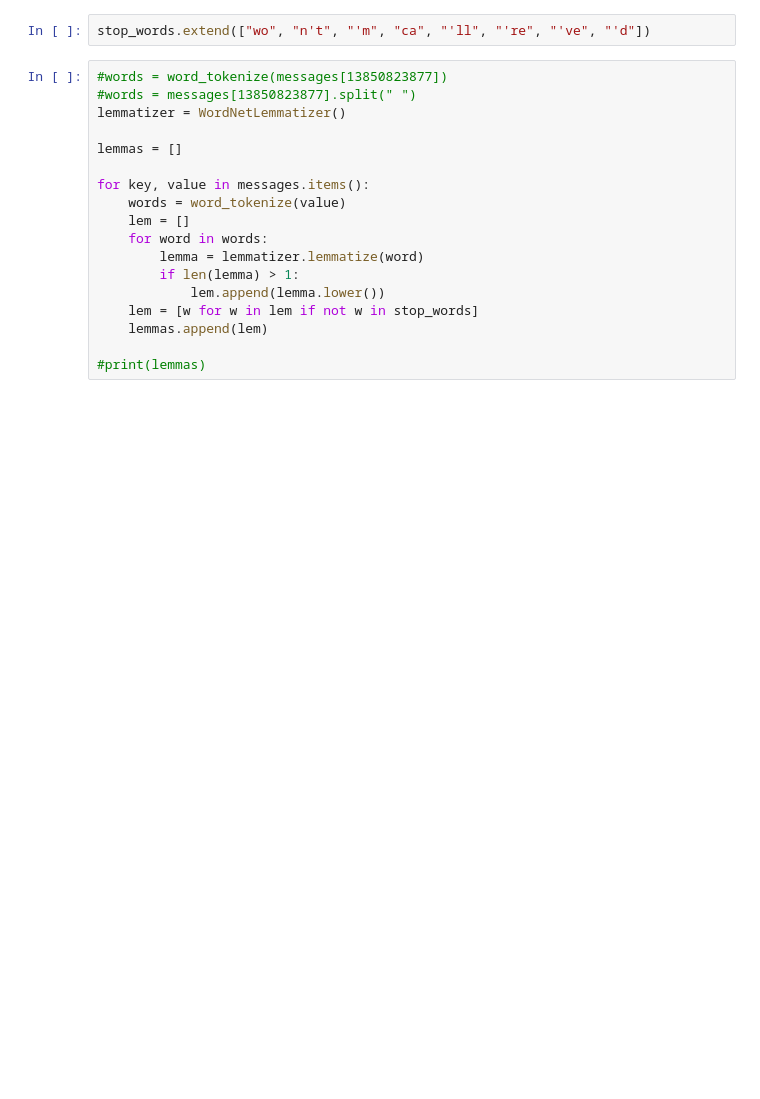
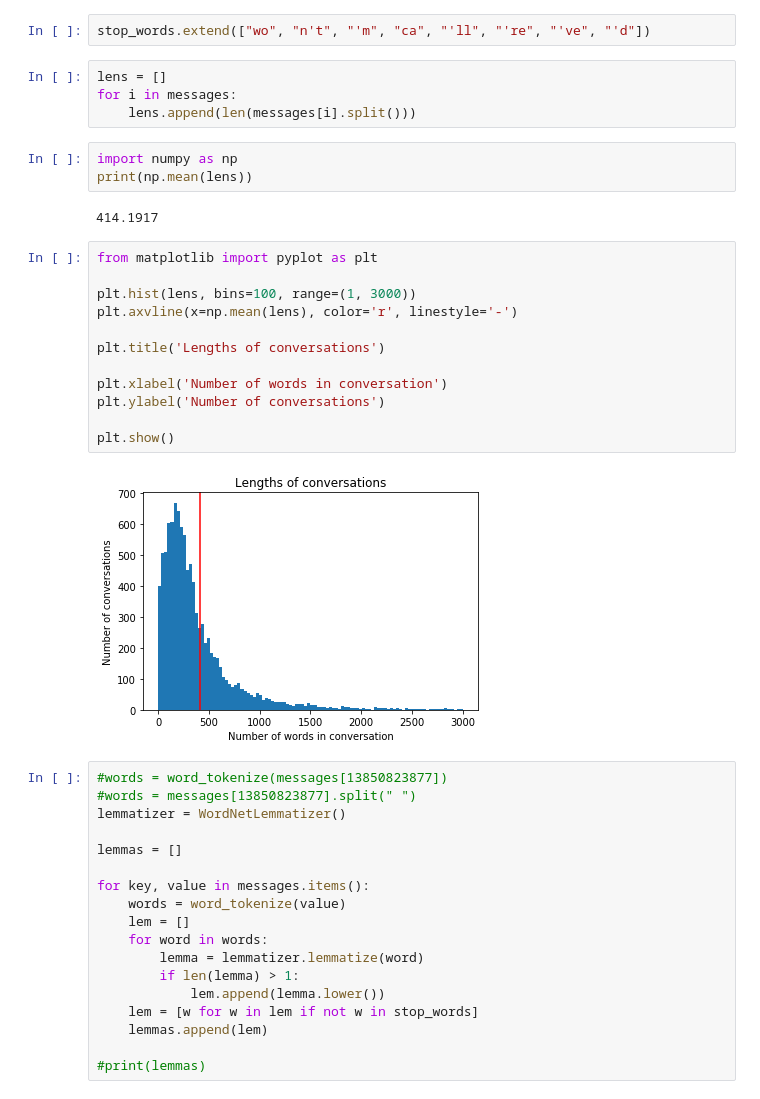
Before and after one commit to ingmarliibert/intercom-topic-assignment, a Jupyter notebook: preprocess_train.ipynb, the cells around one changed output. Drawn from its saved outputs; the diff is of its cells as text; blank space fills up the shorter version.

Commit message:
Added conversation length data graphs

```diff
--- a/preprocess_train.ipynb
+++ b/preprocess_train.ipynb
@@ -97,5 +101,28 @@ stop_words = stopwords.words('english')
 # %%
 stop_words.extend(["wo", "n't", "'m", "ca", "'ll", "'re", "'ve", "'d"])
+# %%
+lens = []
+for i in messages:
+    lens.append(len(messages[i].split()))
+# %%
+import numpy as np
+print(np.mean(lens))
+# %% [output]
+414.1917
+# %%
+from matplotlib import pyplot as plt
+
+plt.hist(lens, bins=100, range=(1, 3000))
+plt.axvline(x=np.mean(lens), color='r', linestyle='-')
+
+plt.title('Lengths of conversations')
+
+plt.xlabel('Number of words in conversation')
+plt.ylabel('Number of conversations')
+
+plt.show()
+# %% [output]
+[figure, added]
 # %%
 #words = word_tokenize(messages[13850823877])
 #words = messages[13850823877].split(" ")
```
Also changed, not shown: parts of 2 cells of this notebook.
